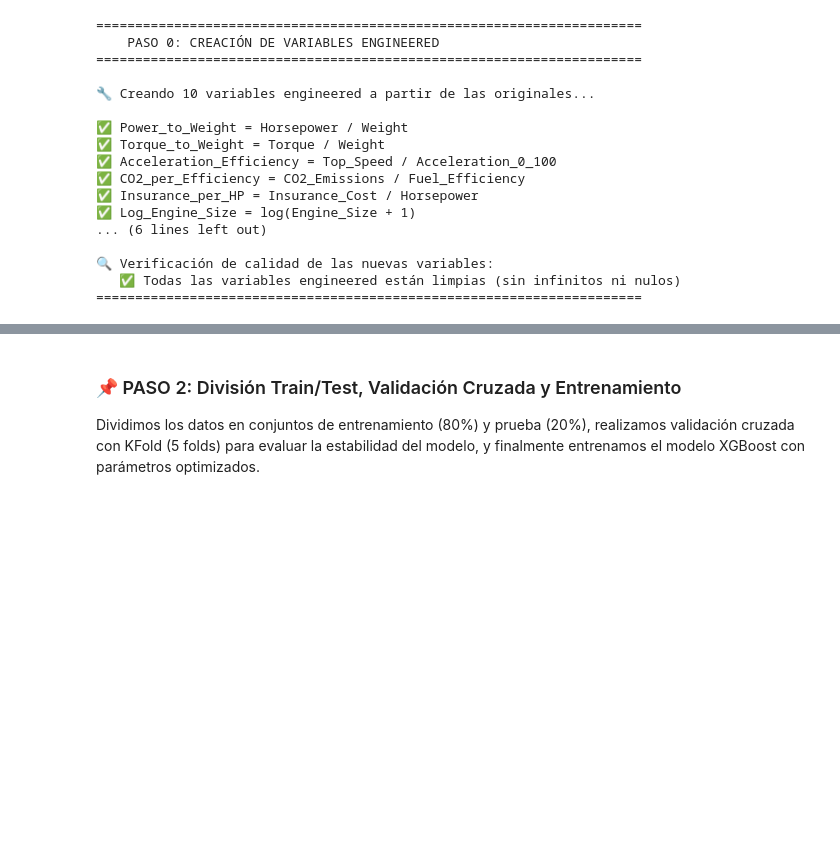
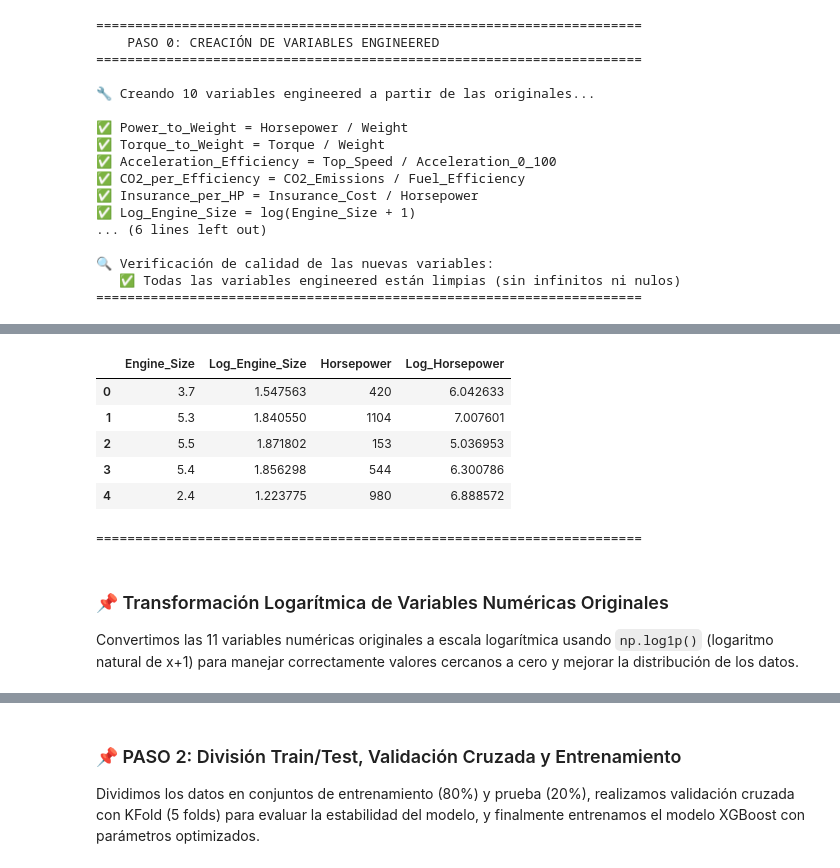
Before and after one commit to joaquinrodriguezi/ProyectoDSParte1Rodriguez, a Jupyter notebook: notebooks/entrenamiento.ipynb, the cells around one changed output, grey strips where cells are left out. Drawn from its saved outputs; the diff is of its cells as text; code cells hidden in the pictures; blank space fills up the shorter version.

```diff
--- a/notebooks/entrenamiento.ipynb
+++ b/notebooks/entrenamiento.ipynb
@@ -736,3 +736,64 @@ print('='*70)
 🔍 Verificación de calidad de las nuevas variables:
    ✅ Todas las variables engineered están limpias (sin infinitos ni nulos)
 ======================================================================
+# %%
+# ========================================
+# TRANSFORMACIÓN LOGARÍTMICA DE VARIABLES NUMÉRICAS ORIGINALES
+# ========================================
+
+print('='*70)
+print('    TRANSFORMACIÓN LOGARÍTMICA DE VARIABLES NUMÉRICAS')
+print('='*70)
+
+print('\n🔄 Creando versiones logarítmicas de las 11 variables numéricas originales...\n')
+
+# Lista de variables originales a transformar
+variables_a_transformar = [
+    'Engine_Size', 'Horsepower', 'Torque', 'Weight', 'Top_Speed',
+    'Acceleration_0_100', 'Fuel_Efficiency', 'CO2_Emissions',
+    'Mileage', 'Safety_Rating', 'Number_of_Owners'
+]
+
+# Crear versiones logarítmicas con prefijo Log_
+for variable in variables_a_transformar:
+    nombre_log = f'Log_{variable}'
+    df[nombre_log] = np.log1p(df[variable])
+    print(f'✅ {nombre_log} = log({variable} + 1)')
+
+print(f'\n📊 Total de variables transformadas: {len(variables_a_transformar)}')
+
+# Verificar valores infinitos o NaN en las nuevas variables logarítmicas
+variables_log = [f'Log_{var}' for var in variables_a_transformar]
+
+print(f'\n🔍 Verificación de calidad de las variables logarítmicas:')
+infinitos_total = 0
+nulos_total = 0
+
+for var in variables_log:
+    infinitos = np.isinf(df[var]).sum()
+    nulos = df[var].isnull().sum()
+    infinitos_total += infinitos
+    nulos_total += nulos
+    if infinitos > 0 or nulos > 0:
+        print(f'   ⚠️  {var}: {infinitos} infinitos, {nulos} nulos')
+
+if infinitos_total == 0 and nulos_total == 0:
+    print('   ✅ Todas las variables logarítmicas están limpias (sin infinitos ni nulos)')
+else:
+    print(f'\n   ⚠️  Limpiando {infinitos_total} infinitos y {nulos_total} nulos...')
+    # Reemplazar infinitos por NaN
+    df[variables_log] = df[variables_log].replace([np.inf, -np.inf], np.nan)
+    # Eliminar filas con NaN en las variables log
+    filas_antes = len(df)
+    df = df.dropna(subset=variables_log)
+    filas_eliminadas = filas_antes - len(df)
+    print(f'   ✅ Eliminadas {filas_eliminadas} filas con valores problemáticos')
+    print(f'   📦 Filas restantes: {len(df):,}')
+
+# Mostrar ejemplo de transformación
+print(f'\n📋 Ejemplo de transformación (primeras 5 filas):')
+ejemplo_vars = ['Engine_Size', 'Log_Engine_Size', 'Horsepower', 'Log_Horsepower']
+display(df[ejemplo_vars].head())
+
+print('='*70)
+# %% [output]
@@ -739,2 +817,13 @@ print('='*70)
+|  | Engine_Size | Log_Engine_Size | Horsepower | Log_Horsepower |
+| 0 | 3.7 | 1.547563 | 420 | 6.042633 |
+| 1 | 5.3 | 1.840550 | 1104 | 7.007601 |
+| 2 | 5.5 | 1.871802 | 153 | 5.036953 |
+| 3 | 5.4 | 1.856298 | 544 | 6.300786 |
+| 4 | 2.4 | 1.223775 | 980 | 6.888572 |
+======================================================================
+# %% [markdown]
+### 📌 Transformación Logarítmica de Variables Numéricas Originales
+
+Convertimos las 11 variables numéricas originales a escala logarítmica usando `np.log1p()` (logaritmo natural de x+1) para manejar correctamente valores cercanos a cero y mejorar la distribución de los datos.
 # %%
 # ========================================
```
Also changed, not shown: parts of 11 cells of this notebook, 4 other files.
